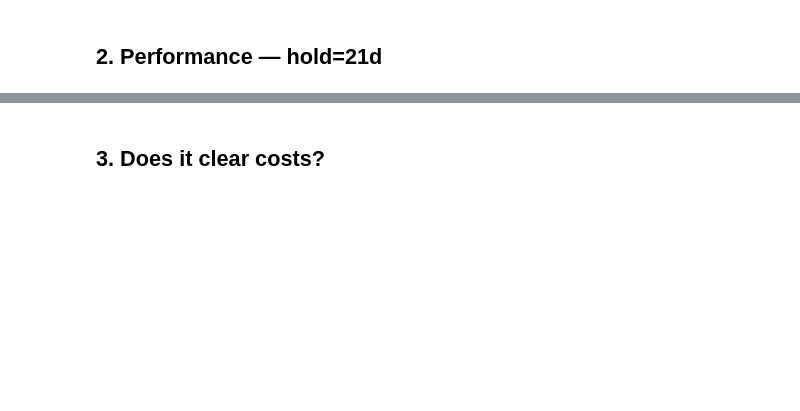
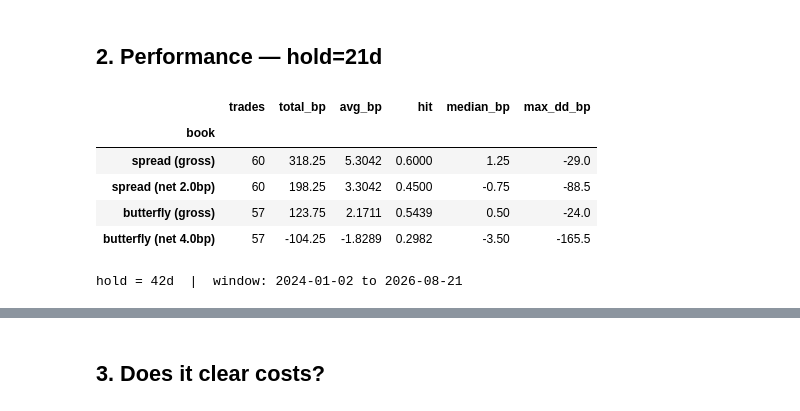
Before and after one commit to yieldcurvemonkey/ARBS, a Jupyter notebook: notebooks/backtests/strip_peak/strip_peak_backtest.ipynb, the cells around one changed output, grey strips where cells are left out. Saved outputs shown, nothing was run; the diff lists cells and outputs as text; code cells hidden in the pictures; blank space fills up the shorter version.

```diff
--- a/notebooks/backtests/strip_peak/strip_peak_backtest.ipynb
+++ b/notebooks/backtests/strip_peak/strip_peak_backtest.ipynb
@@ -15,6 +15,9 @@ contracts are re-selected at each date as earlier contracts expire.
 # %%
 %load_ext autoreload
 %autoreload 2
+
+import nest_asyncio
+nest_asyncio.apply()
 
 import sys, os, datetime
 from pathlib import Path
@@ -38,7 +41,7 @@ from RVUtils.StripPeak.linear_backtest import (
     backtest_spread_rolling, backtest_butterfly_rolling, summary_stats
 )
 
-START = datetime.date(2021, 1, 4)
+START = datetime.date(2024, 1, 1)
 END = datetime.date(2026, 8, 22)
 N_FRONT = 8
 
@@ -97,25 +127,33 @@ print(peak["peak_contract"].value_counts().head(15).to_string())
 # %% [markdown]
 ## 2. Performance — hold=21d
 # %%
-HOLD = 21
+HOLD = 42
 COST_SPREAD = 2.0
 COST_FLY = 4.0
 
 bt_spread_gross = backtest_spread_rolling(rates_wide, active, peak, hold_days=HOLD, cost_bp=0.0)
 bt_spread_net = backtest_spread_rolling(rates_wide, active, peak, hold_days=HOLD, cost_bp=COST_SPREAD)
 bt_fly_gross = backtest_butterfly_rolling(rates_wide, active, peak, hold_days=HOLD, cost_bp=0.0)
 bt_fly_net = backtest_butterfly_rolling(rates_wide, active, peak, hold_days=HOLD, cost_bp=COST_FLY)
 
 rows = []
 for name, bt in [("spread (gross)", bt_spread_gross), (f"spread (net {COST_SPREAD}bp)", bt_spread_net),
                  ("butterfly (gross)", bt_fly_gross), (f"butterfly (net {COST_FLY}bp)", bt_fly_net)]:
     s = summary_stats(bt)
     rows.append({"book": name, "trades": s["n_trades"], "total_bp": round(s["total_pnl_bp"], 2),
                  "avg_bp": round(s["avg_pnl_bp"], 4), "hit": round(s["hit_rate"], 4),
                  "median_bp": round(s.get("median_pnl_bp", 0), 4),
                  "max_dd_bp": round(s.get("max_dd_bp", 0), 2)})
 display(pd.DataFrame(rows).set_index("book"))
 print(f"hold = {HOLD}d  |  window: {rates_wide.index[0]} to {rates_wide.index[-1]}")
+# %% [output]
+|  | trades | total_bp | avg_bp | hit | median_bp | max_dd_bp |
+| book |  |  |  |  |  |  |
+| spread (gross) | 60 | 318.25 | 5.3042 | 0.6000 | 1.25 | -29.0 |
+| spread (net 2.0bp) | 60 | 198.25 | 3.3042 | 0.4500 | -0.75 | -88.5 |
+| butterfly (gross) | 57 | 123.75 | 2.1711 | 0.5439 | 0.50 | -24.0 |
+| butterfly (net 4.0bp) | 57 | -104.25 | -1.8289 | 0.2982 | -3.50 | -165.5 |
+hold = 42d  |  window: 2024-01-02 to 2026-08-21
 # %%
 fig, axes = plt.subplots(2, 1, figsize=(16, 9), gridspec_kw={"height_ratios": [2, 1]})
 
```
Also changed, not shown: parts of 12 cells of this notebook, 17 other files.
